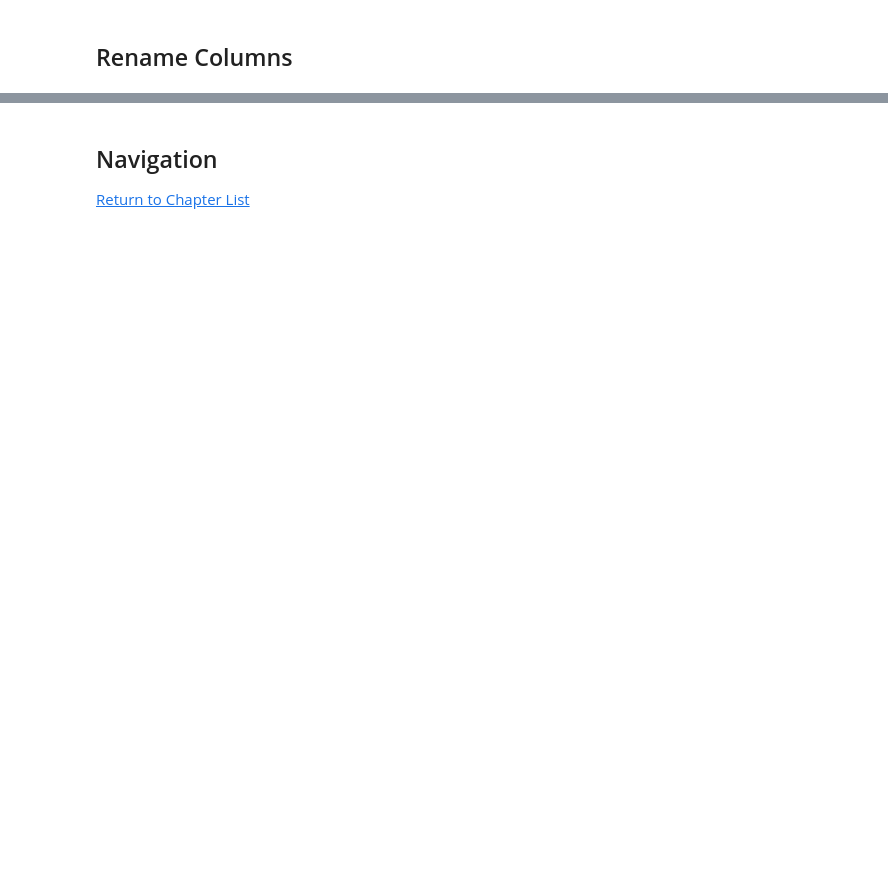
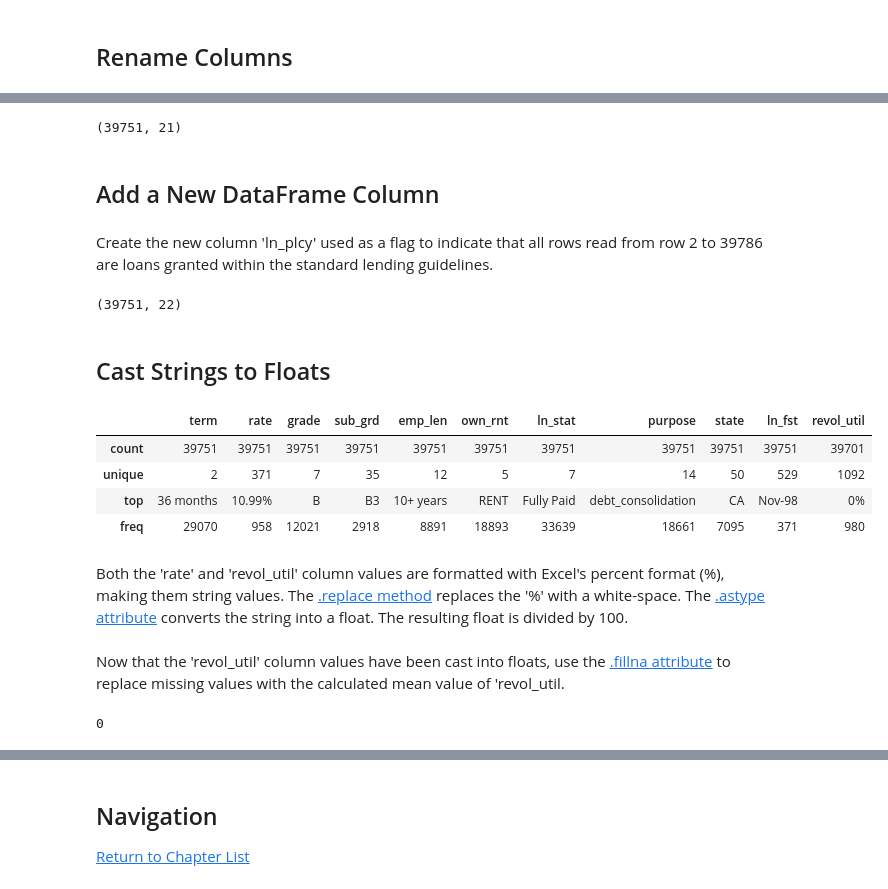
Before and after one commit to RandyBetancourt/PythonForSASUsers, a Jupyter notebook: Chapter 12 -- Additional Data Handling .ipynb, the cells around one changed output, grey strips where cells are left out. Cells and saved outputs as stored; diff of their text form; code cells hidden in the pictures; blank space fills up the shorter version.

```diff
--- a/Chapter 12 -- Additional Data Handling .ipynb
+++ b/Chapter 12 -- Additional Data Handling .ipynb
@@ -458,0 +255,11 @@ acc2.shape
+# %%
+lc1 = pd.read_csv("C:\\Data\\LC_Loan_Stats.csv",
+          low_memory=False,
+          usecols=(0, 1, 2, 3, 4, 5, 6, 7, 8, 9, 10, 12, 13, 15, 16, 17, 18, 19, 22, 24, 25),
+          names=('id','mem_id', 'ln_amt', 'term','rate', 'm_pay', 'grade', 'sub_grd', 'emp_len',
+                 'own_rnt', 'income', 'ln_stat', 'purpose', 'state', 'dti', 'delinq_2yrs', 'ln_fst',
+                'inq_6mnth', 'open_acc', 'revol_bal', 'revol_util' ),
+          skiprows=1,
+          nrows=39786,
+          header=None)
+lc1.shape
@@ -458,0 +327,3 @@ acc2.shape
+# %%
+lc1.set_index('id', inplace=True, drop=False)
+dup_mask = lc1.duplicated('id', keep='first')
@@ -458,0 +358,27 @@ acc2.shape
+# %%
+lc1.drop_duplicates(['id'], keep='first', inplace=True)
+# %%
+lc1.shape
+# %% [output]
+(39751, 21)
+# %% [markdown]
+## Add a New DataFrame Column
+# %% [markdown]
+Create the new column 'ln_plcy' used as a flag to indicate that all rows read from row 2 to 39786 are loans granted within the standard lending guidelines.
+# %%
+lc1['ln_plcy'] = lc1['id'].map(lambda x: True)
+lc1.shape
+# %% [output]
+(39751, 22)
+# %% [markdown]
+## Cast Strings to Floats
+# %%
+lc1.describe(include=['O'])
+# %% [output]
+|  | term | rate | grade | sub_grd | emp_len | own_rnt | ln_stat | purpose | state | ln_fst | revol_util |
+| count | 39751 | 39751 | 39751 | 39751 | 39751 | 39751 | 39751 | 39751 | 39751 | 39751 | 39701 |
+| unique | 2 | 371 | 7 | 35 | 12 | 5 | 7 | 14 | 50 | 529 | 1092 |
+| top | 36 months | 10.99% | B | B3 | 10+ years | RENT | Fully Paid | debt_consolidation | CA | Nov-98 | 0% |
+| freq | 29070 | 958 | 12021 | 2918 | 8891 | 18893 | 33639 | 18661 | 7095 | 371 | 980 |
+# %% [markdown]
+Both the 'rate' and 'revol_util' column values are formatted with Excel's percent format (%), making them string values.  The <a href="http://pandas.pydata.org/pandas-docs/stable/generated/pandas.DataFrame.replace.html"> .replace method</a> replaces the '%' with a white-space.  The <a href="http://pandas.pydata.org/pandas-docs/stable/generated/pandas.DataFrame.astype.html"> .astype attribute</a> converts the string into a float.  The resulting float is divided by 100.
@@ -458,0 +388,7 @@ acc2.shape
+# %% [markdown]
+Now that the 'revol_util' column values have been cast into floats, use the <a href="http://nbviewer.jupyter.org/github/RandyBetancourt/PythonForSASUsers/blob/master/Chapter%2004%20--%20Pandas%2C%20Part%201.ipynb#Missing-Value-Replacement"> .fillna attribute</a> to replace missing values with the calculated mean value of 'revol_util.
+# %%
+lc1["revol_util"] = lc1[["revol_util"]].fillna(lc1.revol_util.mean())
+lc1.revol_util.isnull().sum()
+# %% [output]
+0
```
Also changed, not shown: parts of 114 cells of this notebook.
